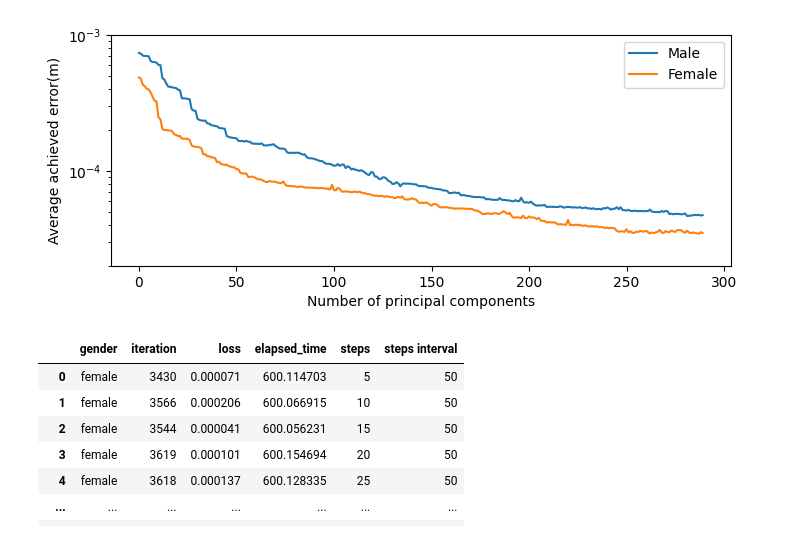
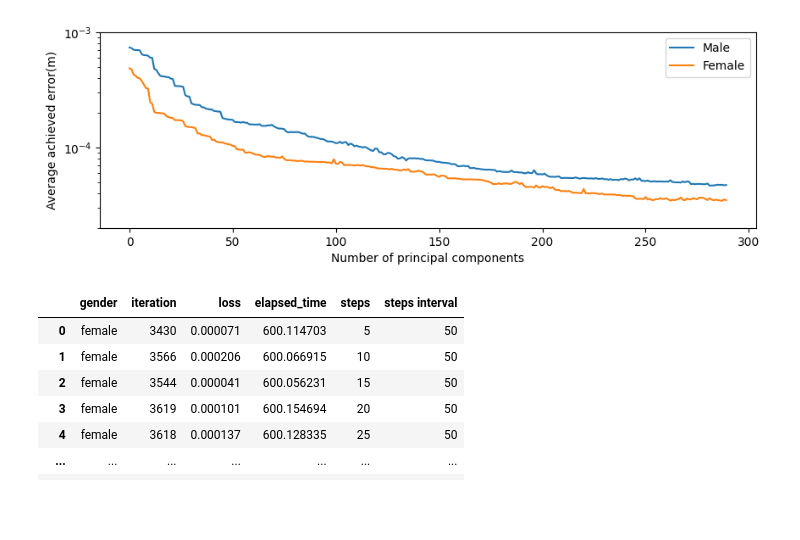
Before and after one commit to wesferr/measure_project, a Jupyter notebook: exp/fit_result.ipynb, the cells around one changed output. Saved outputs shown, nothing was run; the diff lists cells and outputs as text; code cells hidden in the pictures; blank space fills up the shorter version.

```diff
--- a/exp/fit_result.ipynb
+++ b/exp/fit_result.ipynb
@@ -7,17 +7,17 @@ import matplotlib.pyplot as plt
 # %%
 loss_300_df = pd.read_csv("status_data.csv", index_col=0)
 filter_male = loss_300_df.gender == "male"
 filter_female = loss_300_df.gender == "female"
 
 loss_300_df_male = loss_300_df[filter_male]["loss"]
 loss_300_df_male.rename("Male", inplace=True)
 loss_300_df_male.reset_index(drop=True).plot(legend=True)
 loss_300_df_female = loss_300_df[filter_female]["loss"]
 loss_300_df_female.rename("Female", inplace=True)
-loss_300_df_female.reset_index(drop=True).plot(legend=True, xlabel="Number of principal components", ylabel="Average achieved error(m)", logy=True, ylim=[2e-5, 1e-3], figsize=(8,3))
+loss_300_df_female.reset_index(drop=True).plot(legend=True, xlabel="Number of principal components", ylabel="Average achieved error(m)", logy=True, ylim=[2e-5, 1e-3], figsize=(10,3))
 plt.show()
 # %% [output]
-[figure, old version]
+[figure, new version]
 # %%
 loss_steps_df = pd.read_csv("status_data_2.csv", index_col=0)
 loss_steps_df
```
Also changed, not shown: parts of 6 cells of this notebook, 4 other files.
